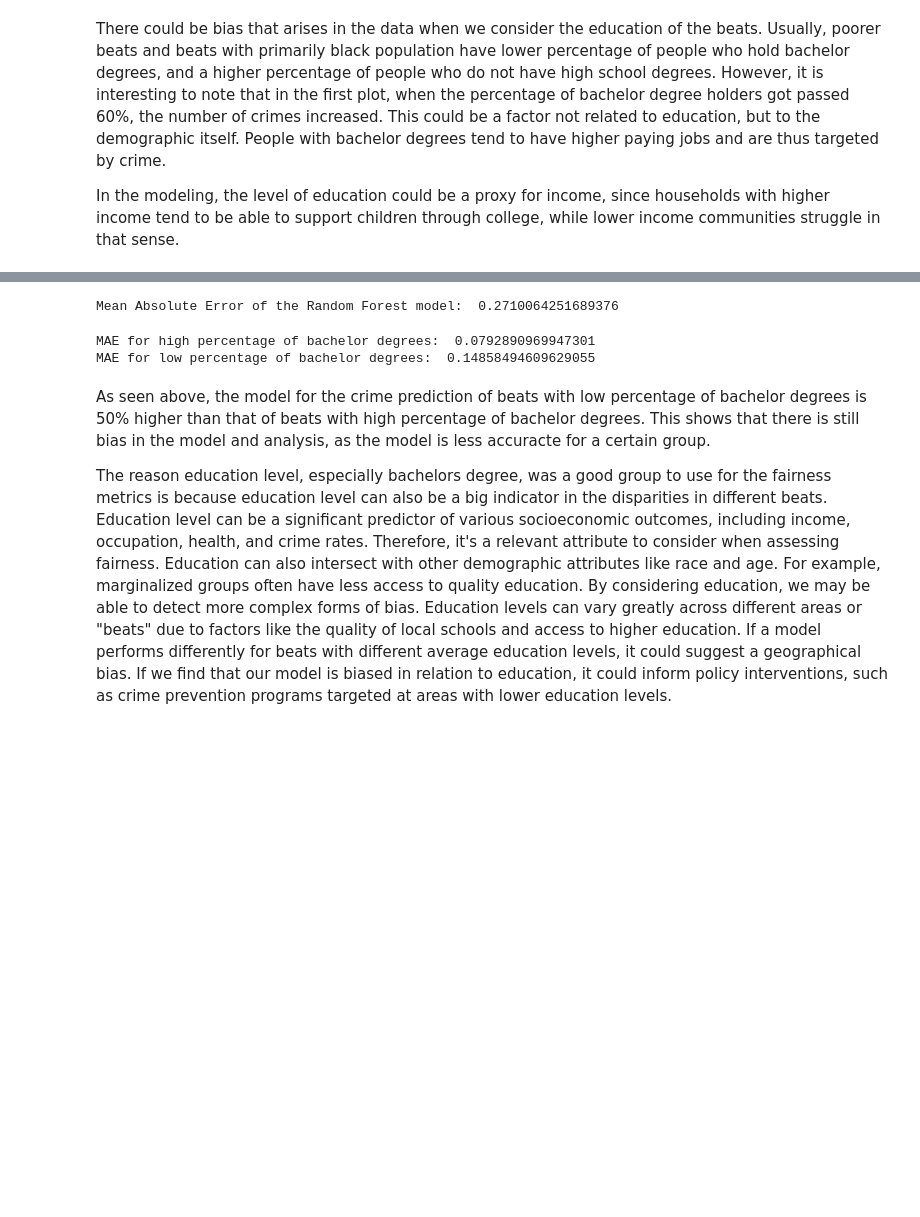
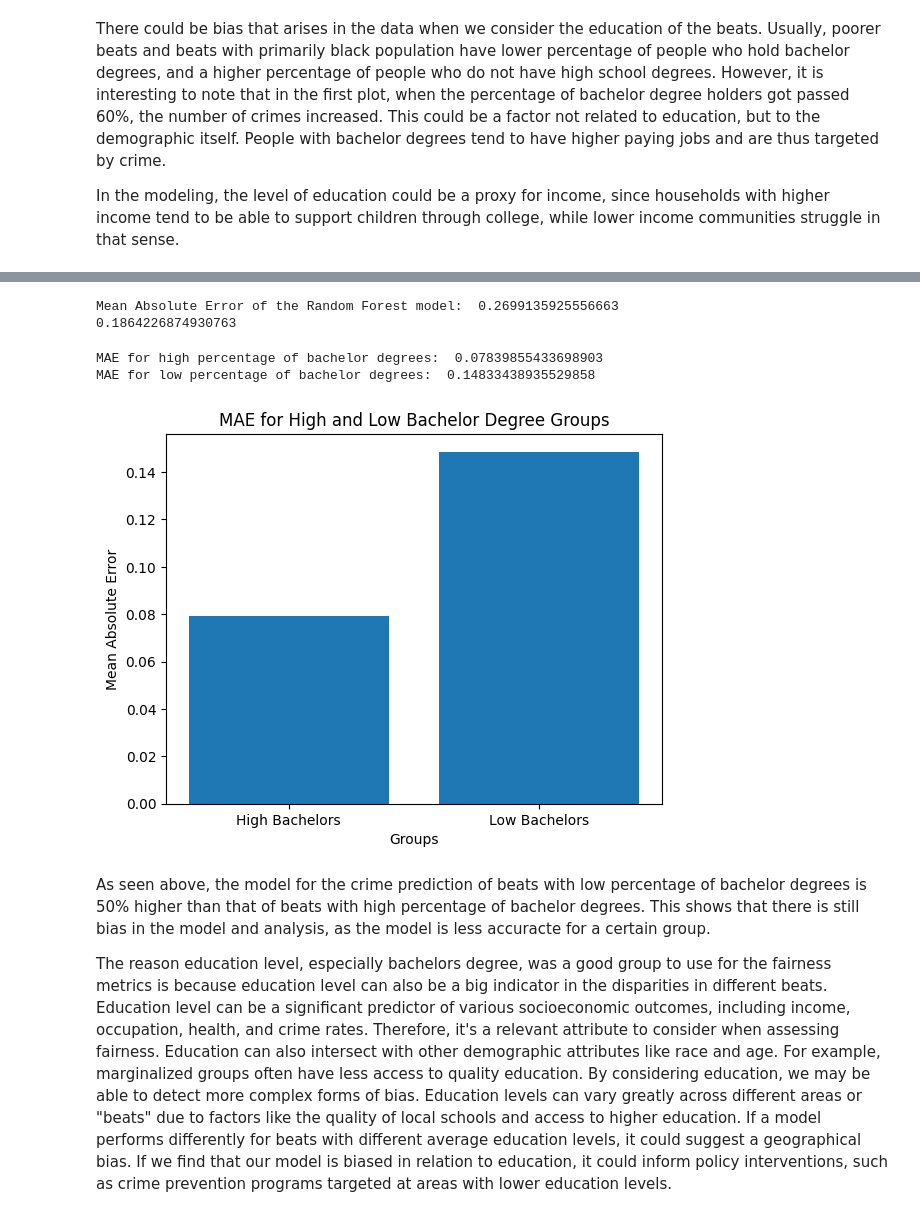
Before and after one commit to HenryLiang-123/msia_431, a Jupyter notebook: HW3/bias_fariness.ipynb, the cells around one changed output, grey strips where cells are left out. Drawn from its saved outputs; the diff is of its cells as text; code cells hidden in the pictures; blank space fills up the shorter version.

```diff
--- a/HW3/bias_fariness.ipynb
+++ b/HW3/bias_fariness.ipynb
@@ -243,12 +252,12 @@ To adjust logging level use sc.setLogLevel(newLevel). For SparkR, use setLogLeve
 # %%
 from sklearn.model_selection import train_test_split
 from sklearn.ensemble import RandomForestRegressor
-from sklearn.metrics import mean_absolute_error
+from sklearn.metrics import mean_absolute_error, mean_squared_error
 
 final_df = final_df.dropna()
 
 # Split the data into features and target
-X = final_df.drop(['count'], axis=1)
+X = final_df.drop(['count', 'counts'], axis=1)
 y = final_df['count']
 
 # Split the data into training set and test set
@@ -265,15 +274,19 @@ predictions = model.predict(X_test)
 
 # Calculate the Mean Absolute Error
 mae = mean_absolute_error(y_test, predictions)
+mse = mean_squared_error(y_test, predictions)
 
 print("Mean Absolute Error of the Random Forest model: ", mae)
+print(mse)
 # %% [output]
-Mean Absolute Error of the Random Forest model:  0.2710064251689376
+Mean Absolute Error of the Random Forest model:  0.2699135925556663
+0.1864226874930763
 # %%
 from sklearn.metrics import mean_absolute_error
 
 # Predict 'count' using your model
-final_df['predicted_count'] = model.predict(final_df.drop('count', axis=1))
+final_df = final_df.drop('counts', axis = 1)
+final_df['predicted_count'] = model.predict(final_df.drop(['count'], axis=1))
 
 # Split final_df into two groups
 df_high_bachelors = final_df[final_df['percent_bachelors'] > 60]
@@ -286,8 +299,32 @@ mae_low_bachelors = mean_absolute_error(df_low_bachelors['count'], df_low_bachel
 print("MAE for high percentage of bachelor degrees: ", mae_high_bachelors)
 print("MAE for low percentage of bachelor degrees: ", mae_low_bachelors)
 # %% [output]
-MAE for high percentage of bachelor degrees:  0.0792890969947301
-MAE for low percentage of bachelor degrees:  0.14858494609629055
+MAE for high percentage of bachelor degrees:  0.07839855433698903
+MAE for low percentage of bachelor degrees:  0.14833438935529858
+# %%
+import matplotlib.pyplot as plt
+import numpy as np
+
+# Groups
+groups = ['High Bachelors', 'Low Bachelors']
+
+# MAEs
+maes = [mae_high_bachelors, mae_low_bachelors]
+
+# Create bars
+plt.bar(groups, maes)
+
+# Create names on the x-axis
+plt.xlabel('Groups')
+plt.ylabel('Mean Absolute Error')
+
+# Title
+plt.title('MAE for High and Low Bachelor Degree Groups')
+
+# Show graphic
+plt.show()
+# %% [output]
+[figure, added]
 # %% [markdown]
 As seen above, the model for the crime prediction of beats with low percentage of bachelor degrees is 50% higher than that of beats with high percentage of bachelor degrees. This shows that there is still bias in the model and analysis, as the model is less accuracte for a certain group.
 
```
Also changed, not shown: parts of 2 cells of this notebook, 1 other file.
